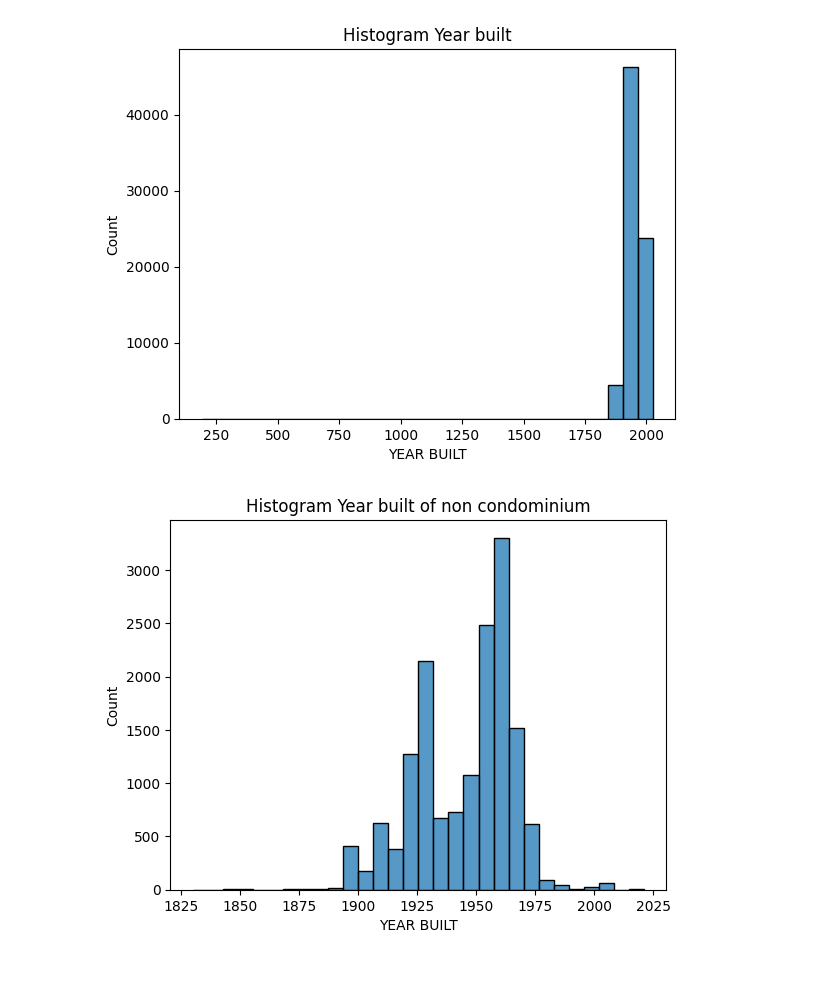
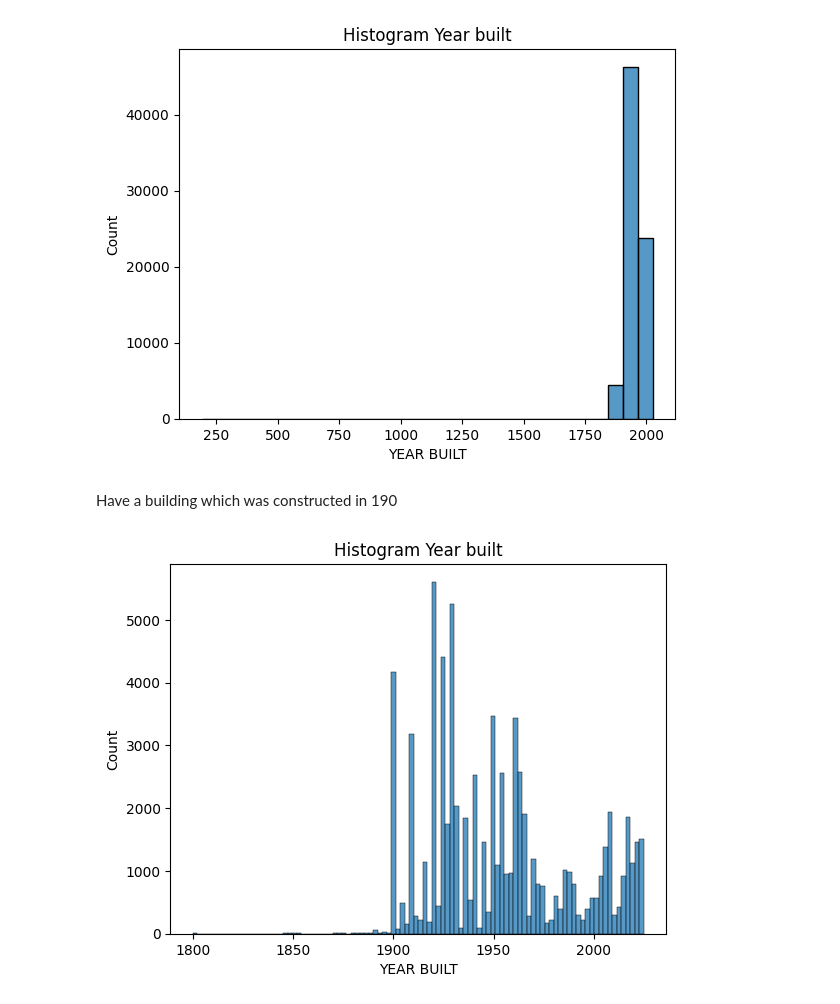
Before and after one commit to Gitzav/role_of_data_preparation, a Jupyter notebook: Data_preparation.ipynb, the cells around one changed output. Cells and saved outputs as stored; diff of their text form; code cells hidden in the pictures; blank space fills up the shorter version.

```diff
--- a/Data_preparation.ipynb
+++ b/Data_preparation.ipynb
@@ -69,9 +155,11 @@ plt.title("Histogram Year built")
 plt.show()
 # %% [output]
 [figure]
+# %% [markdown]
+Have a building which was constructed in 190
 # %%
-sns.histplot(year_built_non_condominium, bins=30, kde=False)
-plt.title("Histogram Year built of non condominium")
+sns.histplot(df[df['YEAR BUILT'] != 190]['YEAR BUILT'], bins=100, kde=False)
+plt.title("Histogram Year built")
 plt.show()
 # %% [output]
-[figure, old version]
+[figure, new version]
```
Also changed, not shown: parts of 12 cells of this notebook.
